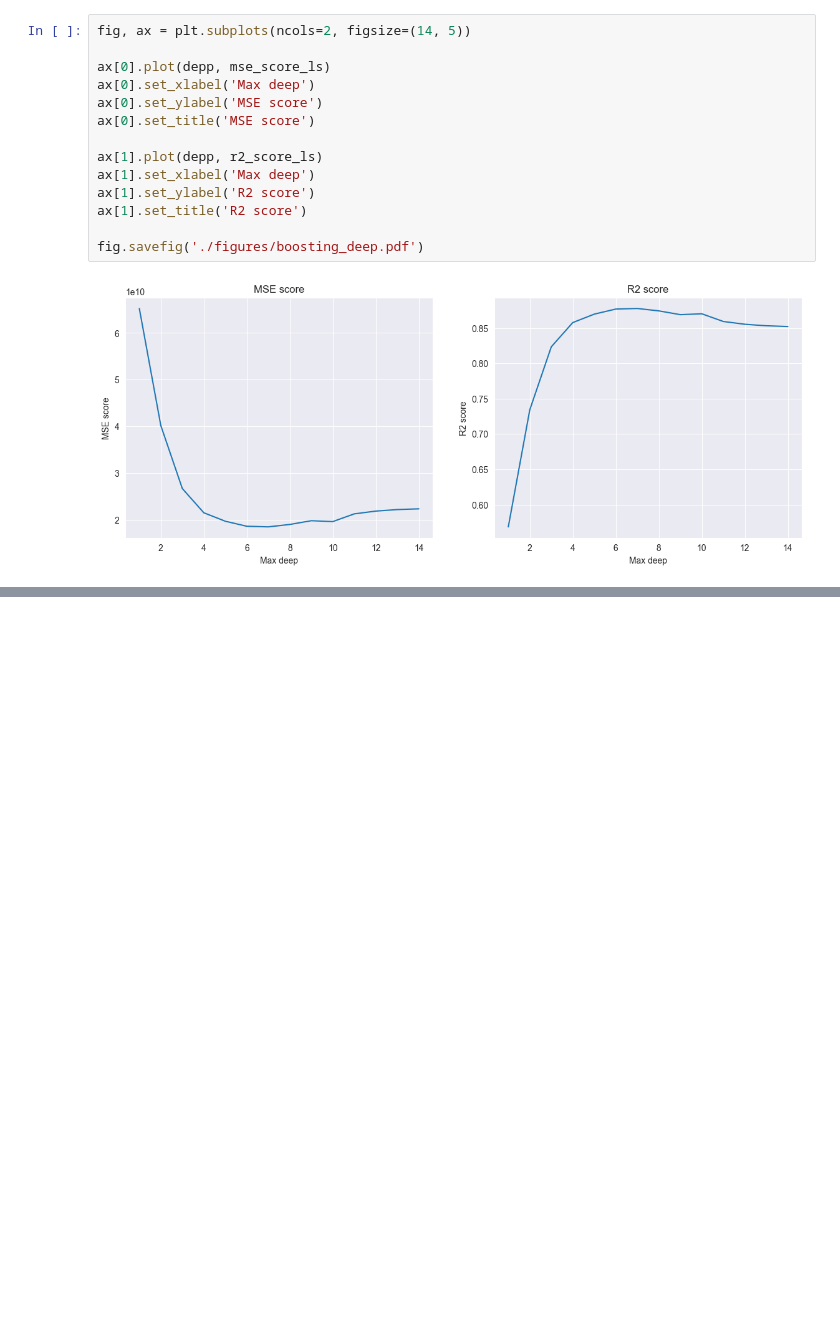
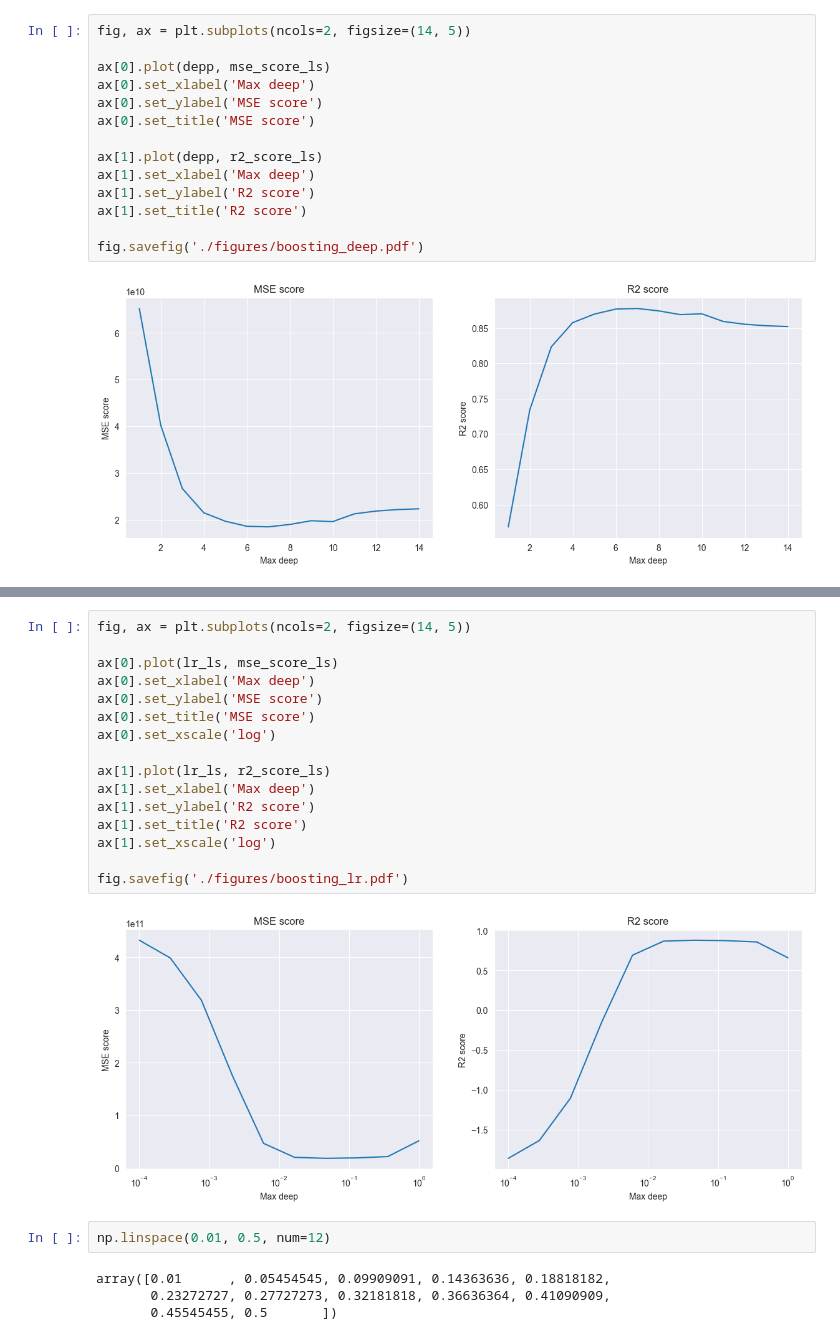
Before and after one commit to Bogachevv/ML_Ensembles, a Jupyter notebook: experiments/experiment_3.ipynb, the cells around one changed output, grey strips where cells are left out. Saved outputs shown, nothing was run; the diff lists cells and outputs as text; blank space fills up the shorter version.

```diff
--- a/experiments/experiment_3.ipynb
+++ b/experiments/experiment_3.ipynb
@@ -212,0 +249,24 @@ fig.savefig('./figures/boosting_deep.pdf')
+# %%
+fig, ax = plt.subplots(ncols=2, figsize=(14, 5))
+
+ax[0].plot(lr_ls, mse_score_ls)
+ax[0].set_xlabel('Max deep')
+ax[0].set_ylabel('MSE score')
+ax[0].set_title('MSE score')
+ax[0].set_xscale('log')
+
+ax[1].plot(lr_ls, r2_score_ls)
+ax[1].set_xlabel('Max deep')
+ax[1].set_ylabel('R2 score')
+ax[1].set_title('R2 score')
+ax[1].set_xscale('log')
+
+fig.savefig('./figures/boosting_lr.pdf')
+# %% [output]
+[figure, added]
+# %%
+np.linspace(0.01, 0.5, num=12)
+# %% [output]
+array([0.01      , 0.05454545, 0.09909091, 0.14363636, 0.18818182,
+       0.23272727, 0.27727273, 0.32181818, 0.36636364, 0.41090909,
+       0.45545455, 0.5       ])
```
Also changed, not shown: parts of 3 cells of this notebook, 4 other files.
